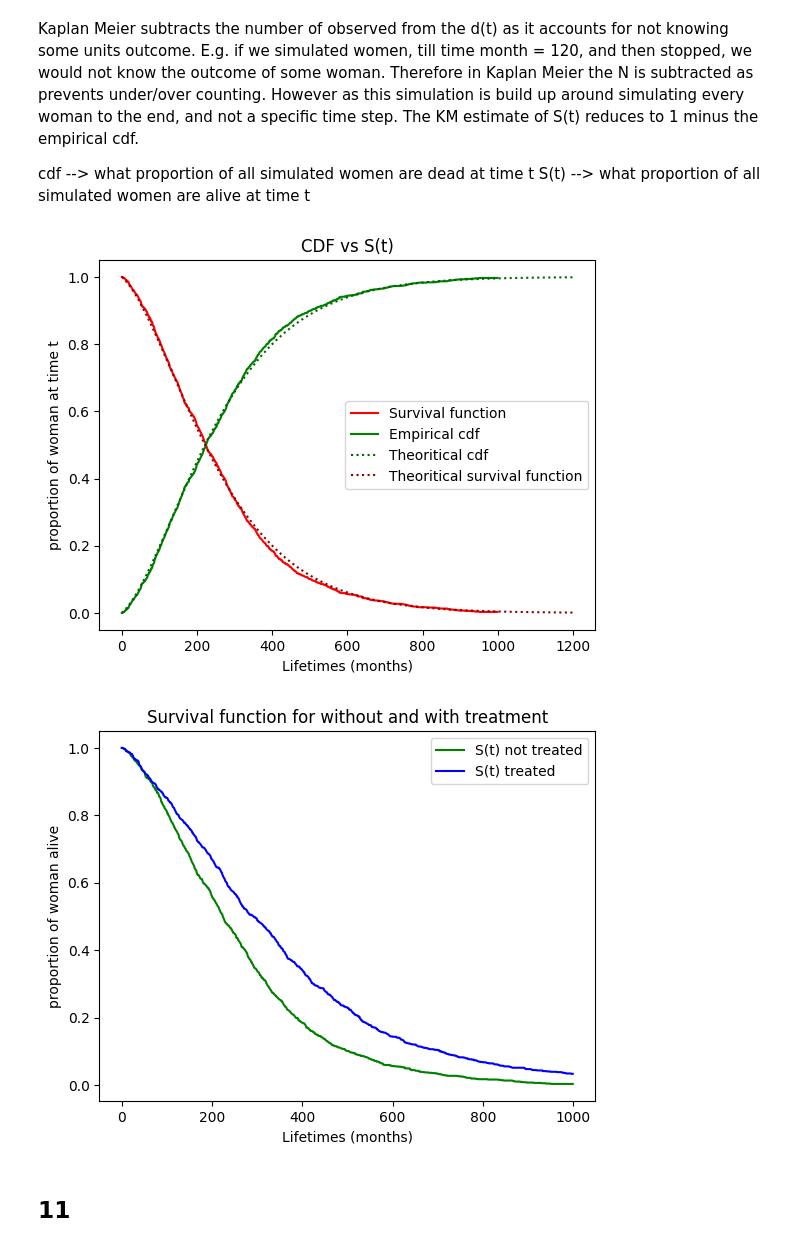
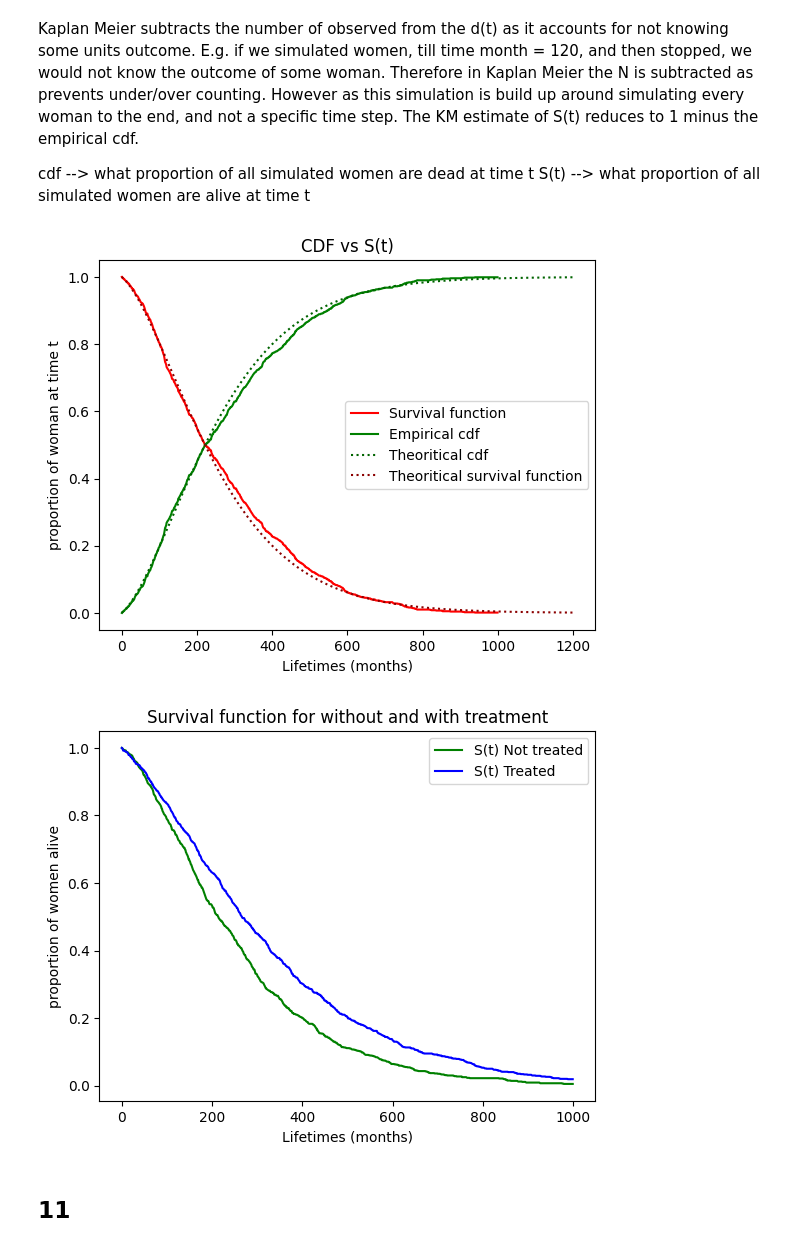
Before and after one commit to kridk999/stochastic_project1, a Jupyter notebook: src/prjt1/projekt_part2.ipynb, the cells around one changed output. Drawn from its saved outputs; the diff is of its cells as text; code cells hidden in the pictures.

```diff
--- a/src/prjt1/projekt_part2.ipynb
+++ b/src/prjt1/projekt_part2.ipynb
@@ -72,9 +106,11 @@ def continous_time_state_distribution_distant(n, Q):
     survival_distribution = []
     distant_after_t = []
 
+
     for _ in range(n):
         state = 0
         survival_time = 0
+        was_distant = False
         while state != 4:
             transition_time = np.random.exponential(1/-Q[state][state])
             survival_time += transition_time
@@ -82,9 +118,10 @@ def continous_time_state_distribution_distant(n, Q):
             prop_list = [-q / Q[state][state] for q in Q[state][state+1:]]
             state = np.random.choice(np.arange(state+1, 5), p=prop_list)
 
-            if (state in [2,3]) & (survival_time > 30.5):
-                distant_after_t.append(True)
+            if (state in [2, 3]) and (survival_time > 30.5):
+                was_distant = True
 
+        distant_after_t.append(was_distant)
 
         survival_distribution.append(survival_time)
 
@@ -167,38 +248,41 @@ plt.plot(S, color="red", label='Survival function')
 plt.plot(empirical, color="green", label='Empirical cdf')
 plt.plot(theoritical_cdf, color='darkgreen',linestyle = 'dotted',label='Theoritical cdf')
 plt.plot(theoritical_survival, color='darkred',linestyle = 'dotted',label='Theoritical survival function')
-
-plt.plot
 plt.xlabel('Lifetimes (months)')
 plt.ylabel('proportion of woman at time t')
 plt.legend()
 plt.title('CDF vs S(t)')
+plt.savefig("/Users/zachariasvigknudstorp/Desktop/CDF_vs_S(t).pdf", bbox_inches="tight")
 plt.show()
 # %% [output]
-[figure, old version]
+[figure, new version]
 # %%
+random.seed(42)
 n_women = 1000
 Q_treated = np.array([
     [-0.00475,  0.0025,  0.00125, 0,      0.001],
     [0,      -0.007,   0,  0.002,  0.005],
     [0,       0,      -0.008,  0.003,  0.005],
     [0,       0,       0,     -0.009,  0.009],
     [0,       0,       0,      0,      0]
 ])
 
-survival_distribution1, mean_survival_time1, empirical1 = continous_time_state_distribution(n_women, Q_treated)
+survival_distribution, mean_survival_time, cdf = continous_time_state_distribution(n_women, Q)
+survival_distribution_trated, mean_survival_time_treated, cdf_treated = continous_time_state_distribution(n_women, Q_treated)
 
-S_treated = [1 - empirical1[i] for i in range(len(empirical1))]
+S = [1 - cdf[i] for i in range(len(cdf))]
+S_treated = [1 - cdf_treated[i] for i in range(len(cdf_treated))]
 
-plt.plot(S, color="green", label='S(t) not treated')
-plt.plot(S_treated, color="blue", label='S(t) treated')
-plt.ylabel('proportion of woman alive')
+plt.plot(S, color="green", label='S(t) Not treated')
+plt.plot(S_treated, color="blue", label='S(t) Treated')
+plt.ylabel('proportion of women alive')
 plt.xlabel('Lifetimes (months)')
 plt.legend()
 plt.title('Survival function for without and with treatment')
+plt.savefig("/Users/zachariasvigknudstorp/Desktop/survival_function_treated_vs_notTreated.pdf", bbox_inches="tight")
 plt.show()
 # %% [output]
-[figure, old version]
+[figure, new version]
 # %% [markdown]
 ## 11
 # %% [markdown]
```
Also changed, not shown: parts of 24 cells of this notebook.
